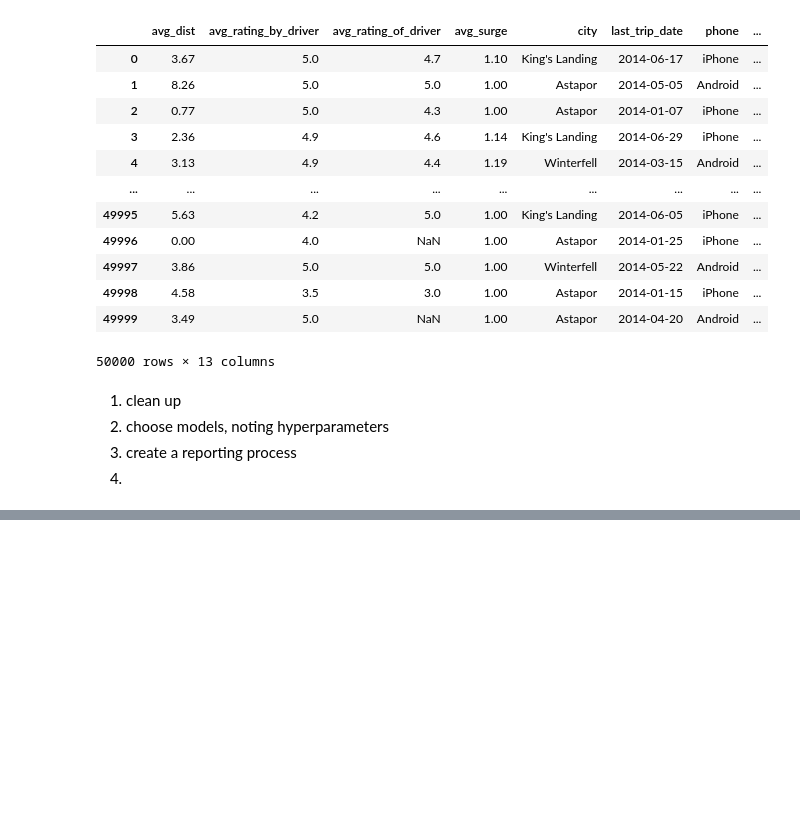
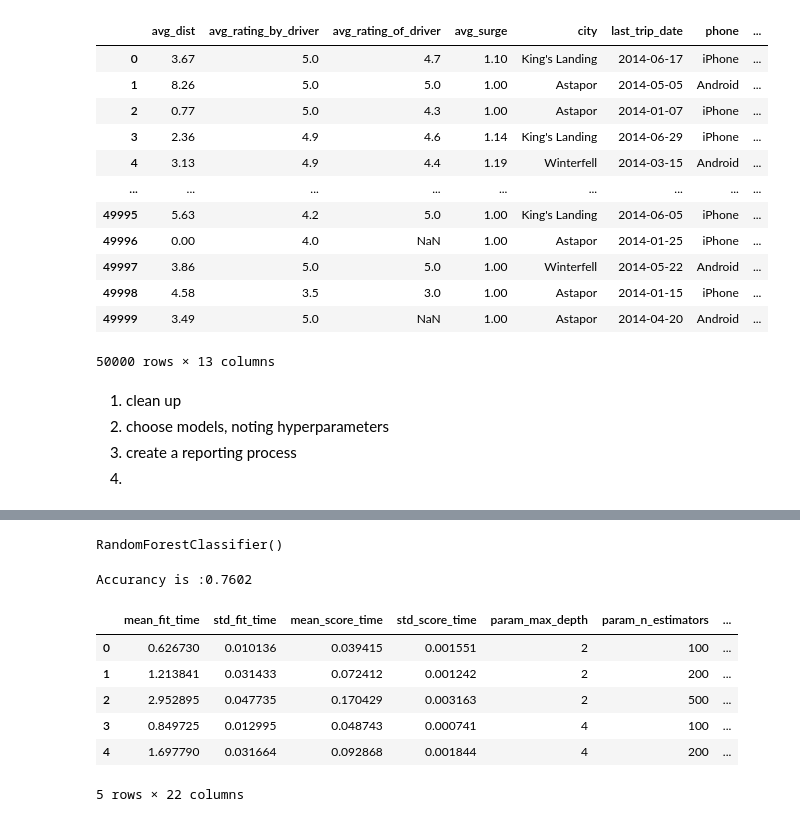
Before and after one commit to daniellkennett/churn_case_study, a Jupyter notebook: src/Daniel.ipynb, the cells around one changed output, grey strips where cells are left out. Drawn from its saved outputs; the diff is of its cells as text; code cells hidden in the pictures; blank space fills up the shorter version.

```diff
--- a/src/Daniel.ipynb
+++ b/src/Daniel.ipynb
@@ -100,0 +165,12 @@ dtype: object
+# %%
+X_train, X_test, y_train, y_test = train_test_split(X,y, test_size=.2, random_state=1)
+model = RandomForestClassifier(n_estimators=100, max_depth=None, max_features='auto')
+model.fit(X_train, y_train)
+# %% [output]
+RandomForestClassifier()
+# %%
+y_test_hat = model.predict(X_test)
+
+print(f'Accurancy is :{model.score(X_test,y_test)}')
+# %% [output]
+Accurancy is :0.7602
@@ -100,0 +189,10 @@ dtype: object
+# %%
+df_grid.head()
+# %% [output]
+|  | mean_fit_time | std_fit_time | mean_score_time | std_score_time | param_max_depth | param_n_estimators | ... |
+| 0 | 0.626730 | 0.010136 | 0.039415 | 0.001551 | 2 | 100 | ... |
+| 1 | 1.213841 | 0.031433 | 0.072412 | 0.001242 | 2 | 200 | ... |
+| 2 | 2.952895 | 0.047735 | 0.170429 | 0.003163 | 2 | 500 | ... |
+| 3 | 0.849725 | 0.012995 | 0.048743 | 0.000741 | 4 | 100 | ... |
+| 4 | 1.697790 | 0.031664 | 0.092868 | 0.001844 | 4 | 200 | ... |
+5 rows × 22 columns
```
Also changed, not shown: parts of 9 cells of this notebook.
